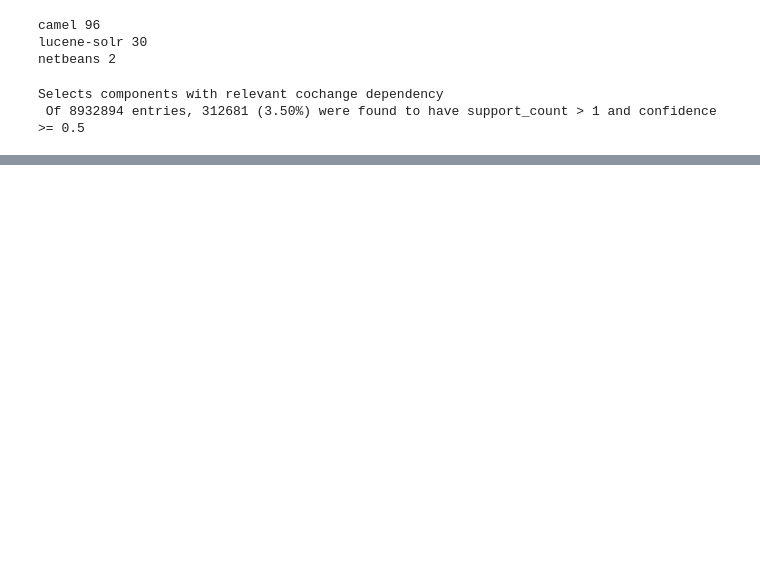
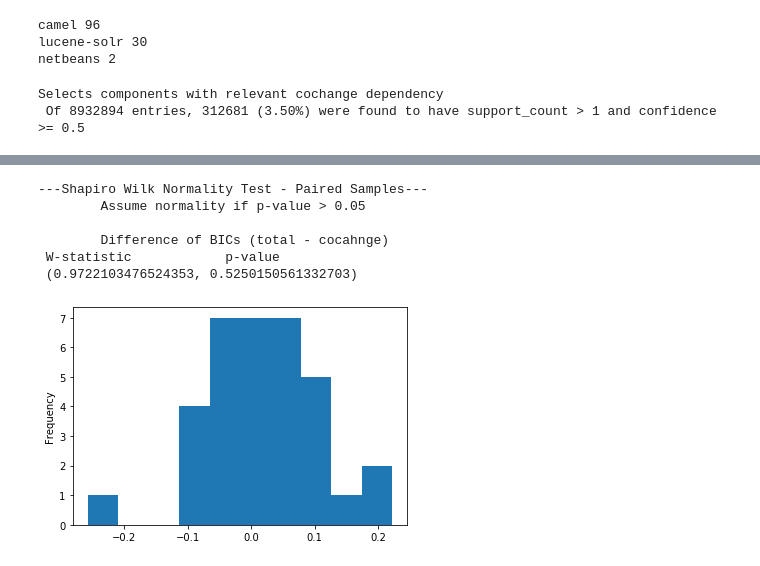
Before and after one commit to luisamaralh/co-change-dependencies, a Jupyter notebook: notebooks/comparative_analysis.ipynb, the cells around one changed output, grey strips where cells are left out. Saved outputs shown, nothing was run; the diff lists cells and outputs as text; code cells hidden in the pictures; blank space fills up the shorter version.

Commit message:
PAIRED t-test: non-significant difference; NEXT unpaired t-test

```diff
--- a/notebooks/comparative_analysis.ipynb
+++ b/notebooks/comparative_analysis.ipynb
@@ -150,5 +150,8 @@ netbeans 2
 # new = pd.concat(tmp)
 # del tmp
 # del new_g, old_g
+# %%
+# drops the latest commit of each project, since it is actually from the tool not the project itself
+new = new_g.apply(lambda x: x.iloc[1:]).droplevel(0)
 # %%
 # aggregates old and new commits to facilitate conversion
@@ -239,0 +243,11 @@ agg_cc['cochange_percent'].plot(kind='hist', bins=10)
+# %%
+'''
+Assumption 2. Outliers
+'''
+mean = cc_bic_df['bic_percent'].mean()
+std = cc_bic_df['bic_percent'].std()
+cc_bic = cc_bic_df['bic_percent'][cc_bic_df['bic_percent'].apply(lambda x: (x > mean - 2*std) and (x < mean + 2*std))]
+
+mean = total_bic_df['bic_percent'].mean()
+std = total_bic_df['bic_percent'].std()
+total_bic = total_bic_df['bic_percent'][total_bic_df['bic_percent'].apply(lambda x: (x > mean - 2*std) and (x < mean + 2*std))]
@@ -239,0 +304,28 @@ agg_cc['cochange_percent'].plot(kind='hist', bins=10)
+# %%
+'''
+pairs the two variables
+'''
+total_bic = total_bic[total_bic.index.isin(cc_bic.index)]
+cc_bic = cc_bic[cc_bic.index.isin(total_bic.index)]
+# %%
+'''
+Assumption 3. Normality of the differences
+'''
+bic_diff = total_bic - cc_bic
+print(
+    '\t\t---Shapiro Wilk Normality Test - Paired Samples---\n',
+    '\tAssume normality if p-value > 0.05\n\n'
+    '\tDifference of BICs (total - cocahnge)\n W-statistic\t\tp-value\n',
+    shapiro(bic_diff.values),
+    '\n\n'
+)
+bic_diff.plot(kind='hist')
+plt.show()
+# %% [output]
+---Shapiro Wilk Normality Test - Paired Samples---
+        Assume normality if p-value > 0.05
+
+        Difference of BICs (total - cocahnge)
+ W-statistic            p-value
+ (0.9722103476524353, 0.5250150561332703)
+[figure, added]
```
Also changed, not shown: parts of 21 cells of this notebook.
